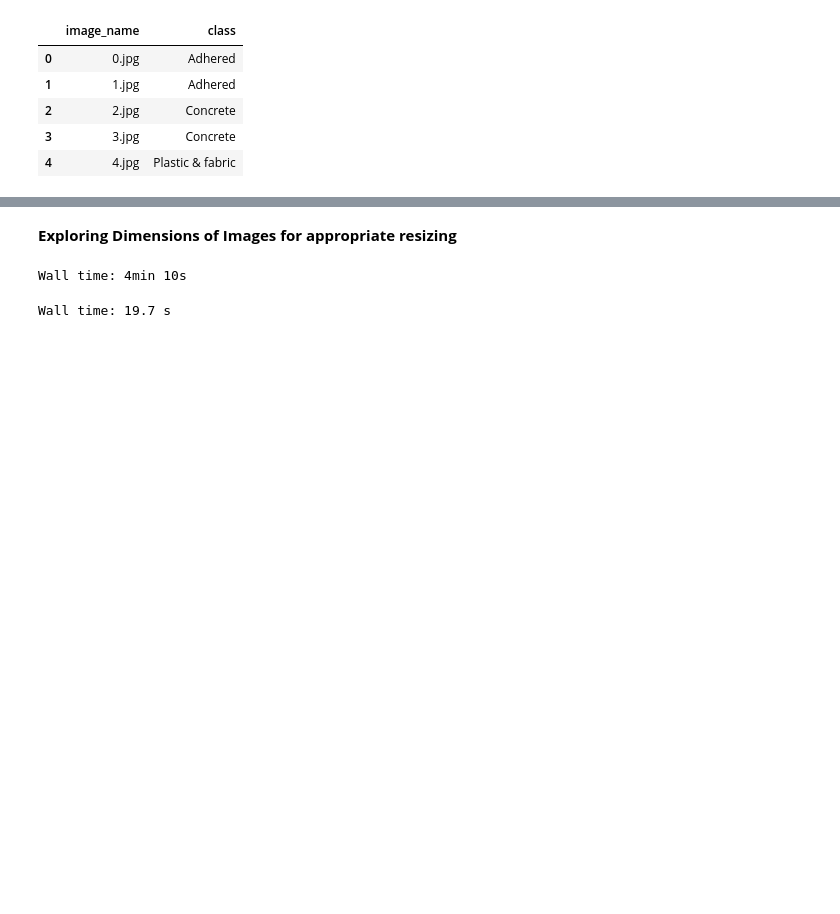
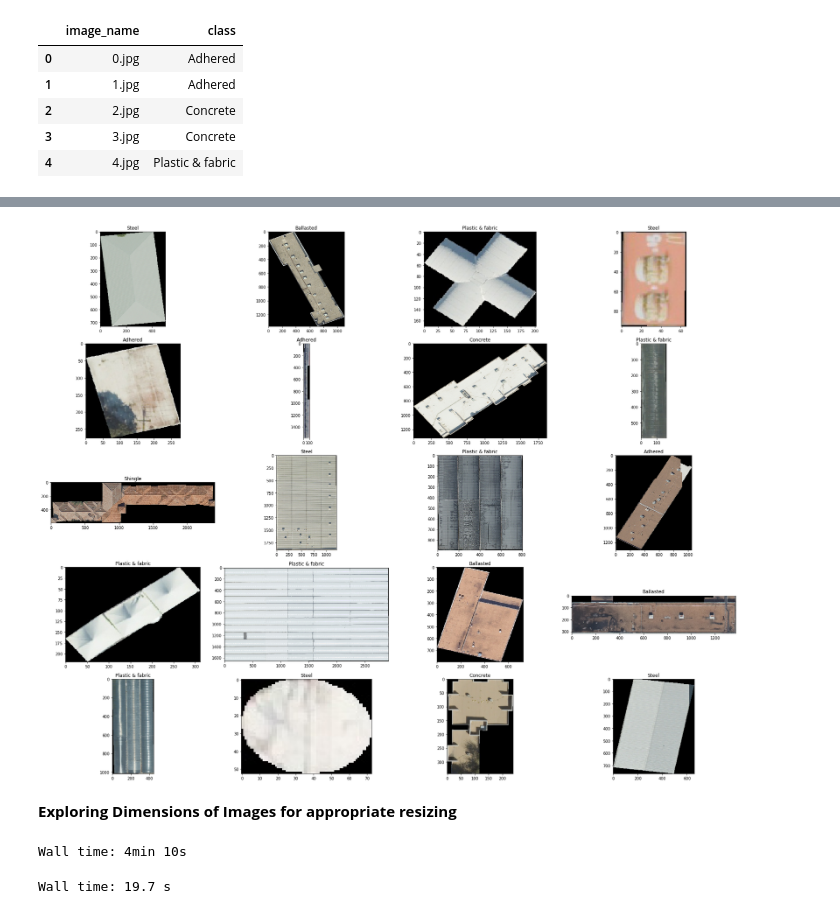
Before and after one commit to mazharsaif/Attentive-AI-Dockship.io, a Jupyter notebook: 90 Score Pre model exploration.ipynb, the cells around one changed output, grey strips where cells are left out. Cells and saved outputs as stored; diff of their text form; code cells hidden in the pictures; blank space fills up the shorter version.

```diff
--- a/90 Score Pre model exploration.ipynb
+++ b/90 Score Pre model exploration.ipynb
@@ -17,12 +17,3 @@ df.head()
 | 2 | 2.jpg | Concrete |
 | 3 | 3.jpg | Concrete |
 | 4 | 4.jpg | Plastic & fabric |
-# %%
-for i in df.iloc[:,1].unique():
-    for ind, row in df[df['class']==i].sample(5).iterrows():
-
-        path = os.path.join('merged_data/train/', row['image_name'])
-        img = plt.imread(path)
-        plt.imshow(img)
-        plt.title(row[1])
-        plt.show()
@@ -43,3 +20,15 @@ for i in df.iloc[:,1].unique():
+# %%
+# Preview Images
+fig,ax = plt.subplots(5,4, figsize = (25,20))
+img_path_base = 'merged_data/train/{}.jpg'
+for i,j in enumerate(np.random.randint(0,df.shape[0],20)):
+    image_path = img_path_base.format(str(j))
+    img = plt.imread(image_path)
+    ax[int(i/4),i%4].imshow(img)
+    ax[int(i/4),i%4].set_title(df.iloc[j,1])
+plt.tight_layout()
+# %% [output]
+[figure, added]
 # %% [markdown]
 **Exploring Dimensions of Images for appropriate resizing**
 # %%
```
Also changed, not shown: parts of 1 cell of this notebook.
